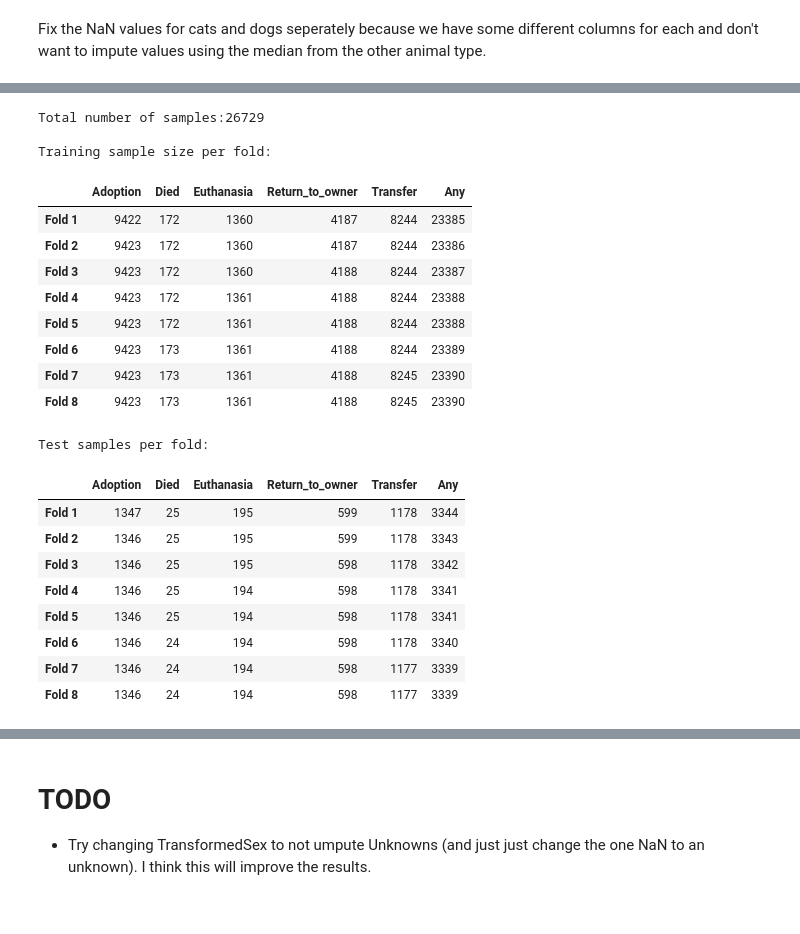
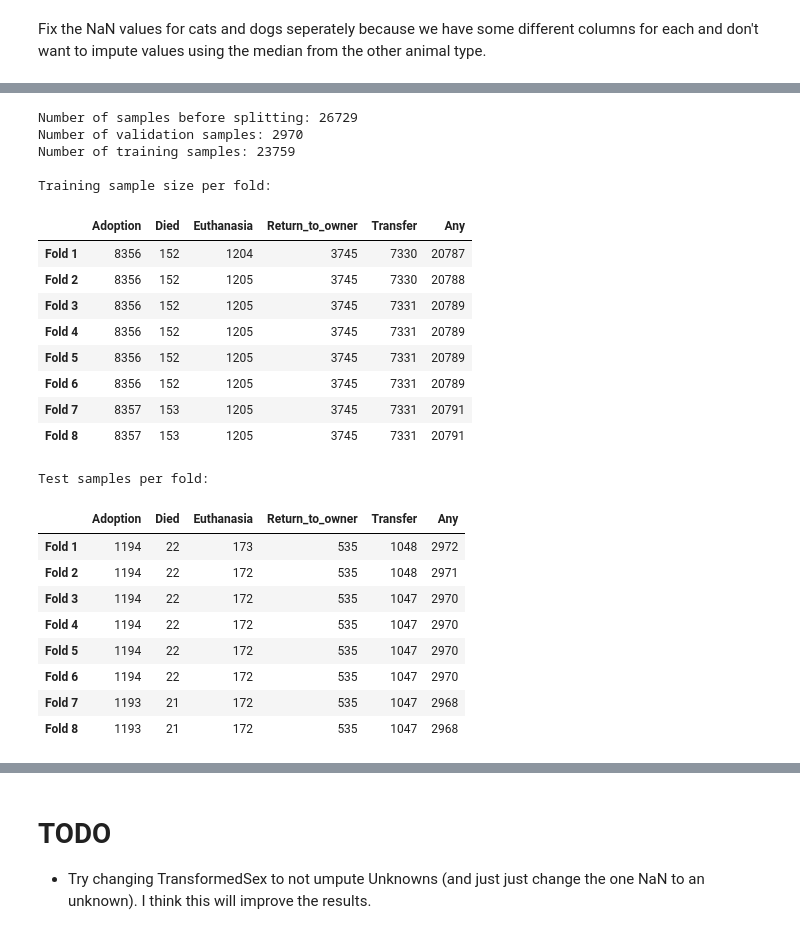
Before and after one commit to mspinelli/animal_shelter, a Jupyter notebook: RandomForest.ipynb, the cells around one changed output, grey strips where cells are left out. Drawn from its saved outputs; the diff is of its cells as text; code cells hidden in the pictures.

```diff
--- a/RandomForest.ipynb
+++ b/RandomForest.ipynb
@@ -69,3 +30,12 @@ dogs.Hair = -1
+# %%
+imputer = Imputer(strategy='median')
+
+# for cats set values taht make sense for these (i.e. 1-5 scale: choose 3)
+cats.iloc[:, 10:26] = 5
+cats['Avg Weight (pounds)'] = 9
+cats['Avg Height (inches)'] = 9
+cats['Avg Age'] = 12
+dogs.Hair = 2
 # %%
 dogs = pd.merge(dogs, pd.DataFrame(imputer.fit_transform(dogs), columns = animals.iloc[:, cols].columns),
                 how='inner', on='ID').iloc[:, [0] + range(29, 57)]
@@ -132,29 +83,34 @@ from plotnine import *
-# %%
-train, test = run_skf(animals, n_splits=n_splits)
-visualize_folds(animals, train, test)
-# %% [output]
-Total number of samples:26729
-
-Training sample size per fold:
-|  | Adoption | Died | Euthanasia | Return_to_owner | Transfer | Any |
-| Fold 1 | 9422 | 172 | 1360 | 4187 | 8244 | 23385 |
-| Fold 2 | 9423 | 172 | 1360 | 4187 | 8244 | 23386 |
-| Fold 3 | 9423 | 172 | 1360 | 4188 | 8244 | 23387 |
-| Fold 4 | 9423 | 172 | 1361 | 4188 | 8244 | 23388 |
-| Fold 5 | 9423 | 172 | 1361 | 4188 | 8244 | 23388 |
-| Fold 6 | 9423 | 173 | 1361 | 4188 | 8244 | 23389 |
-| Fold 7 | 9423 | 173 | 1361 | 4188 | 8245 | 23390 |
-| Fold 8 | 9423 | 173 | 1361 | 4188 | 8245 | 23390 |
-Test samples per fold:
-|  | Adoption | Died | Euthanasia | Return_to_owner | Transfer | Any |
-| Fold 1 | 1347 | 25 | 195 | 599 | 1178 | 3344 |
-| Fold 2 | 1346 | 25 | 195 | 599 | 1178 | 3343 |
-| Fold 3 | 1346 | 25 | 195 | 598 | 1178 | 3342 |
-| Fold 4 | 1346 | 25 | 194 | 598 | 1178 | 3341 |
-| Fold 5 | 1346 | 25 | 194 | 598 | 1178 | 3341 |
-| Fold 6 | 1346 | 24 | 194 | 598 | 1178 | 3340 |
-| Fold 7 | 1346 | 24 | 194 | 598 | 1177 | 3339 |
-| Fold 8 | 1346 | 24 | 194 | 598 | 1177 | 3339 |
+# %%
+data, validate = train_test_split(animals, test_size=1./(n_splits+1), random_state=8)
+print 'Number of samples before splitting: {}'.format(len(animals))
+print 'Number of validation samples: {}'.format(len(validate))
+train, test = run_skf(data, n_splits=n_splits)
+visualize_folds(data, train, test)
+# %% [output]
+Number of samples before splitting: 26729
+Number of validation samples: 2970
+Number of training samples: 23759
+
+Training sample size per fold:
+|  | Adoption | Died | Euthanasia | Return_to_owner | Transfer | Any |
+| Fold 1 | 8356 | 152 | 1204 | 3745 | 7330 | 20787 |
+| Fold 2 | 8356 | 152 | 1205 | 3745 | 7330 | 20788 |
+| Fold 3 | 8356 | 152 | 1205 | 3745 | 7331 | 20789 |
+| Fold 4 | 8356 | 152 | 1205 | 3745 | 7331 | 20789 |
+| Fold 5 | 8356 | 152 | 1205 | 3745 | 7331 | 20789 |
+| Fold 6 | 8356 | 152 | 1205 | 3745 | 7331 | 20789 |
+| Fold 7 | 8357 | 153 | 1205 | 3745 | 7331 | 20791 |
+| Fold 8 | 8357 | 153 | 1205 | 3745 | 7331 | 20791 |
+Test samples per fold:
+|  | Adoption | Died | Euthanasia | Return_to_owner | Transfer | Any |
+| Fold 1 | 1194 | 22 | 173 | 535 | 1048 | 2972 |
+| Fold 2 | 1194 | 22 | 172 | 535 | 1048 | 2971 |
+| Fold 3 | 1194 | 22 | 172 | 535 | 1047 | 2970 |
+| Fold 4 | 1194 | 22 | 172 | 535 | 1047 | 2970 |
+| Fold 5 | 1194 | 22 | 172 | 535 | 1047 | 2970 |
+| Fold 6 | 1194 | 22 | 172 | 535 | 1047 | 2970 |
+| Fold 7 | 1193 | 21 | 172 | 535 | 1047 | 2968 |
+| Fold 8 | 1193 | 21 | 172 | 535 | 1047 | 2968 |
 # %%
 def plot_confusion_matrix(cm, classes,
                           normalize=False,
```
Also changed, not shown: parts of 13 cells of this notebook.
